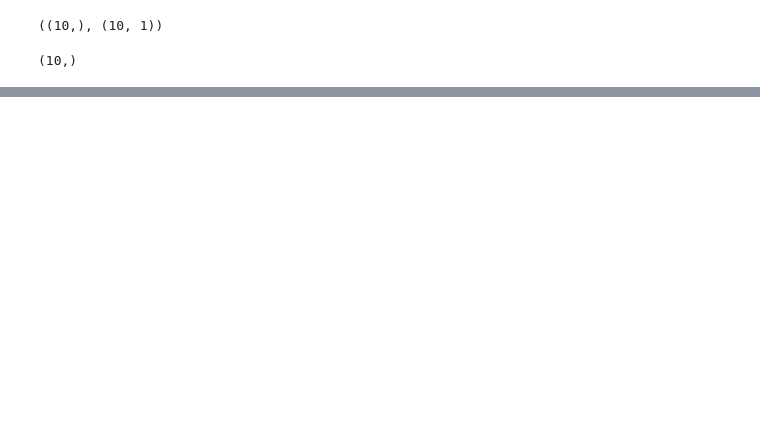
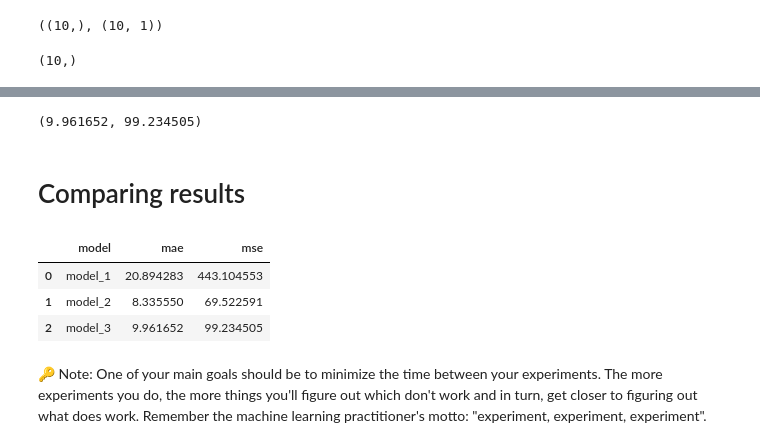
Before and after one commit to alexandrufalk/tensorflow, a Jupyter notebook: 01_Neural_Network_Regression_tensorflow.ipynb, the cells around one changed output, grey strips where cells are left out. Drawn from its saved outputs; the diff is of its cells as text; code cells hidden in the pictures; blank space fills up the shorter version.

```diff
--- a/01_Neural_Network_Regression_tensorflow.ipynb
+++ b/01_Neural_Network_Regression_tensorflow.ipynb
@@ -710,0 +832,24 @@ def mse(y_test, y_pred):
+# %%
+# Calculate model_3 metrics
+mae_3 = mae(y_test, y_preds_3.squeeze()).numpy()
+mse_3 = mse(y_test, y_preds_3.squeeze()).numpy()
+mae_3, mse_3
+# %% [output]
+(9.961652, 99.234505)
+# %% [markdown]
+# Comparing results
+# %%
+model_results = [["model_1", mae_1, mse_1],
+                 ["model_2", mae_2, mse_2],
+                 ["model_3", mae_3, mse_3]]
+# %%
+import pandas as pd
+all_results=pd.DataFrame(model_results,columns=["model","mae",'mse'])
+all_results
+# %% [output]
+|  | model | mae | mse |
+| 0 | model_1 | 20.894283 | 443.104553 |
+| 1 | model_2 | 8.335550 | 69.522591 |
+| 2 | model_3 | 9.961652 | 99.234505 |
+# %% [markdown]
+🔑 Note: One of your main goals should be to minimize the time between your experiments. The more experiments you do, the more things you'll figure out which don't work and in turn, get closer to figuring out what does work. Remember the machine learning practitioner's motto: "experiment, experiment, experiment".
```
Also changed, not shown: parts of 28 cells of this notebook.
